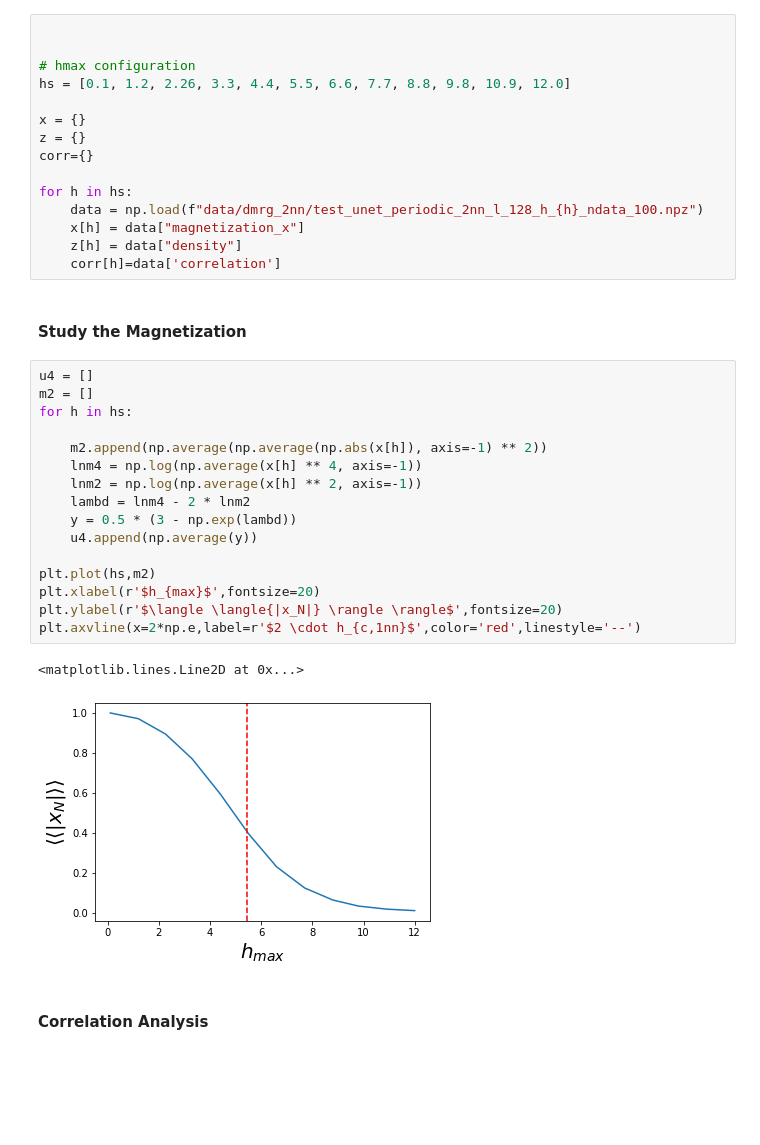
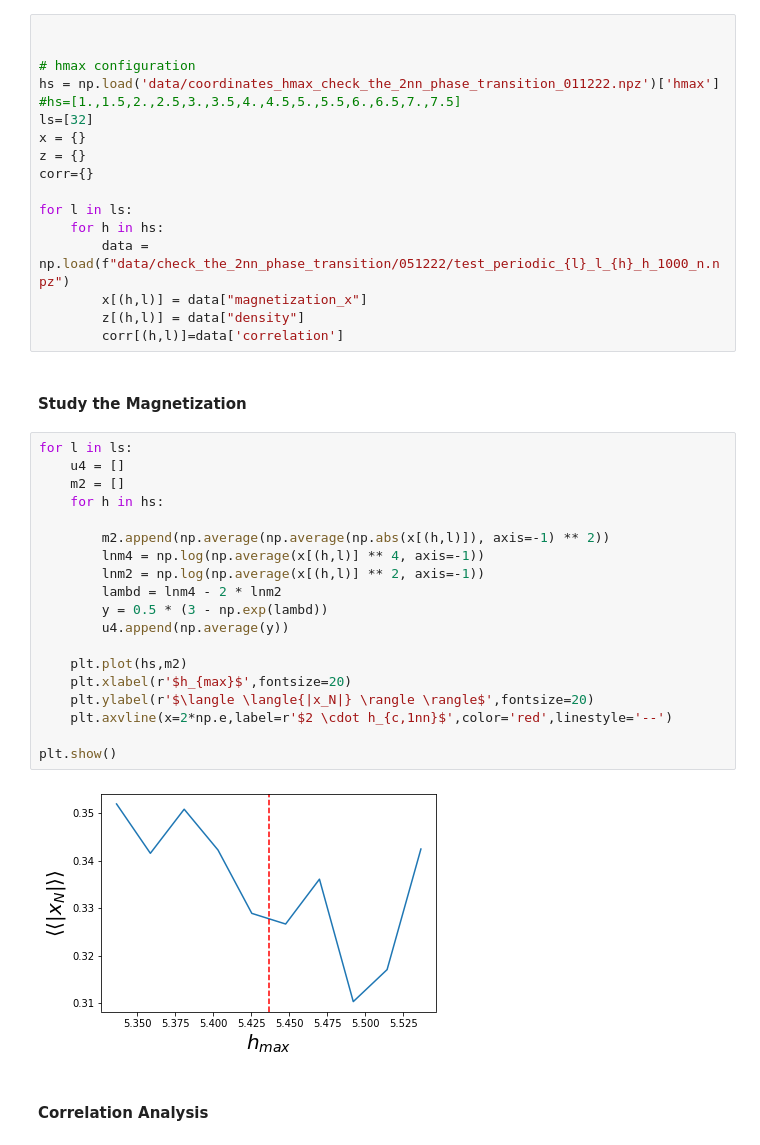
Before and after one commit to emacosta95/quantum_simulations_for_ising, a Jupyter notebook: analysis_qpt_2nn_ising.ipynb, the cells around one changed output. Cells and saved outputs as stored; diff of their text form; blank space fills up the shorter version.

```diff
--- a/analysis_qpt_2nn_ising.ipynb
+++ b/analysis_qpt_2nn_ising.ipynb
@@ -11,38 +11,42 @@ import numpy as np
 
 
 # hmax configuration
-hs = [0.1, 1.2, 2.26, 3.3, 4.4, 5.5, 6.6, 7.7, 8.8, 9.8, 10.9, 12.0]
-
+hs = np.load('data/coordinates_hmax_check_the_2nn_phase_transition_011222.npz')['hmax']
+#hs=[1.,1.5,2.,2.5,3.,3.5,4.,4.5,5.,5.5,6.,6.5,7.,7.5]
+ls=[32]
 x = {}
 z = {}
 corr={}
 
-for h in hs:
-    data = np.load(f"data/dmrg_2nn/test_unet_periodic_2nn_l_128_h_{h}_ndata_100.npz")
-    x[h] = data["magnetization_x"]
-    z[h] = data["density"]
-    corr[h]=data['correlation']
+for l in ls:
+    for h in hs:
+        data = np.load(f"data/check_the_2nn_phase_transition/051222/test_periodic_{l}_l_{h}_h_1000_n.npz")
+        x[(h,l)] = data["magnetization_x"]
+        z[(h,l)] = data["density"]
+        corr[(h,l)]=data['correlation']
 # %% [markdown]
 #### Study the Magnetization
 # %%
-u4 = []
-m2 = []
-for h in hs:
+for l in ls:
+    u4 = []
+    m2 = []
+    for h in hs:
 
-    m2.append(np.average(np.average(np.abs(x[h]), axis=-1) ** 2))
-    lnm4 = np.log(np.average(x[h] ** 4, axis=-1))
-    lnm2 = np.log(np.average(x[h] ** 2, axis=-1))
-    lambd = lnm4 - 2 * lnm2
-    y = 0.5 * (3 - np.exp(lambd))
-    u4.append(np.average(y))
+        m2.append(np.average(np.average(np.abs(x[(h,l)]), axis=-1) ** 2))
+        lnm4 = np.log(np.average(x[(h,l)] ** 4, axis=-1))
+        lnm2 = np.log(np.average(x[(h,l)] ** 2, axis=-1))
+        lambd = lnm4 - 2 * lnm2
+        y = 0.5 * (3 - np.exp(lambd))
+        u4.append(np.average(y))
 
-plt.plot(hs,m2)
-plt.xlabel(r'$h_{max}$',fontsize=20)
-plt.ylabel(r'$\langle \langle{|x_N|} \rangle \rangle$',fontsize=20)
-plt.axvline(x=2*np.e,label=r'$2 \cdot h_{c,1nn}$',color='red',linestyle='--')
+    plt.plot(hs,m2)
+    plt.xlabel(r'$h_{max}$',fontsize=20)
+    plt.ylabel(r'$\langle \langle{|x_N|} \rangle \rangle$',fontsize=20)
+    plt.axvline(x=2*np.e,label=r'$2 \cdot h_{c,1nn}$',color='red',linestyle='--')
+
+plt.show()
 # %% [output]
-<matplotlib.lines.Line2D at 0x...>
-[figure, old version]
+[figure, new version]
 # %% [markdown]
 #### Correlation Analysis
 # %% [markdown]
```
Also changed, not shown: parts of 3 cells of this notebook, 6 other files.
